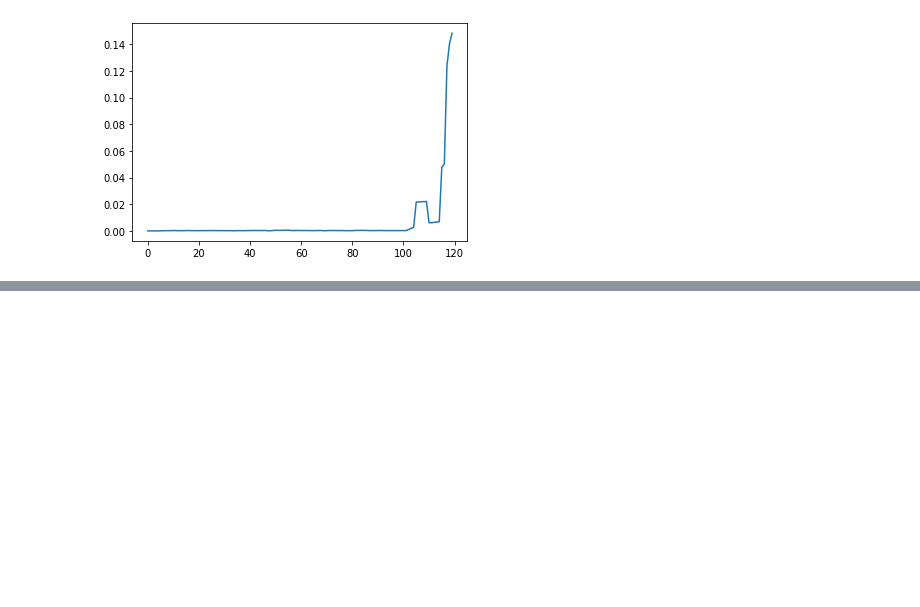
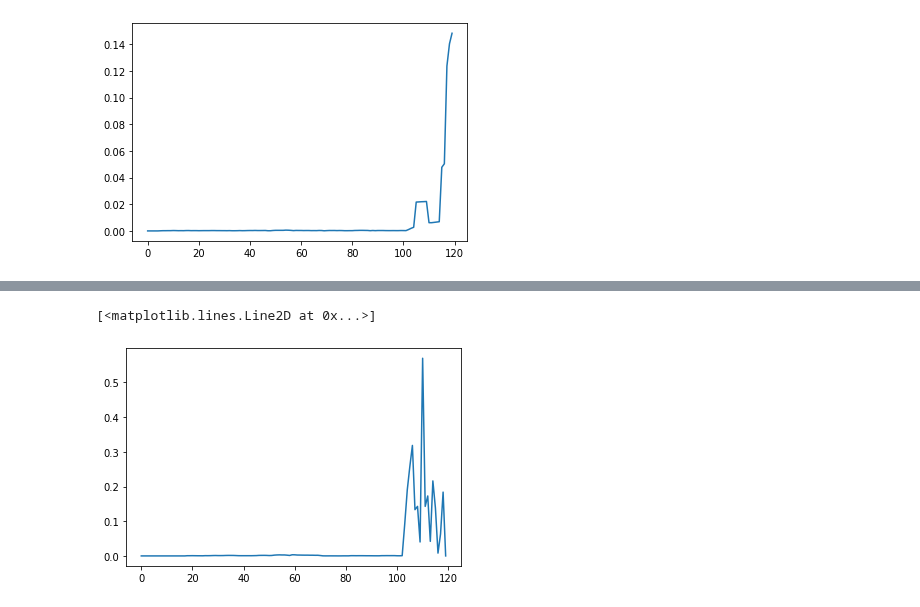
Before and after one commit to ai4sre/meltria-analyzer, a Jupyter notebook: notebooks/changepoint.ipynb, the cells around one changed output, grey strips where cells are left out. Saved outputs shown, nothing was run; the diff lists cells and outputs as text; code cells hidden in the pictures; blank space fills up the shorter version.

Commit message:
notebooks: add banpei

```diff
--- a/notebooks/changepoint.ipynb
+++ b/notebooks/changepoint.ipynb
@@ -131,0 +139,9 @@ plt.plot(scores2)
+# %%
+import banpei
+
+sst = banpei.SST(w=int(misdetected_series.size * 0.1))
+results = sst.detect(misdetected_series, is_lanczos=True)
+plt.plot(results)
+# %% [output]
+[<matplotlib.lines.Line2D at 0x...>]
+[figure, added]
```
Also changed, not shown: parts of 2 cells of this notebook.
